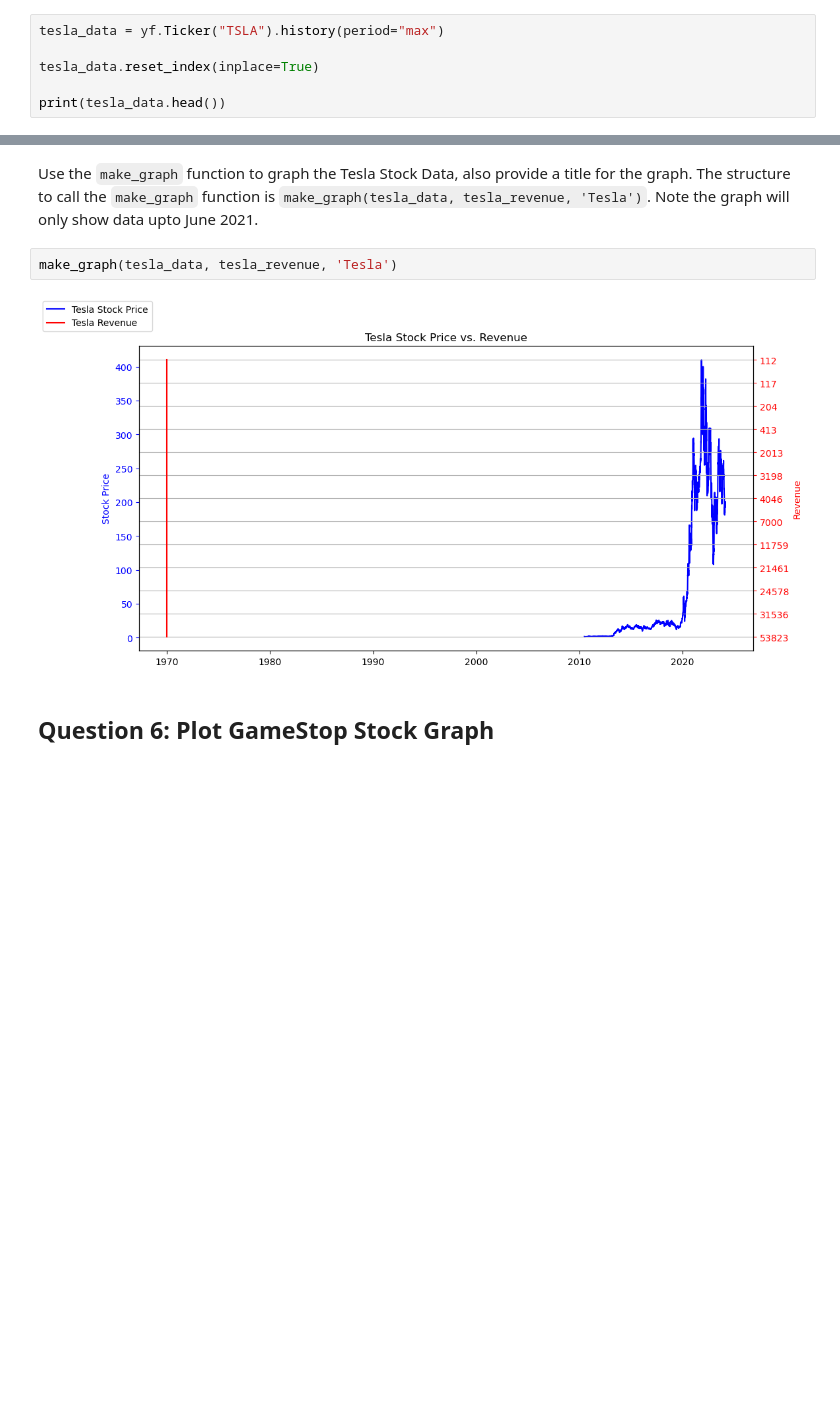
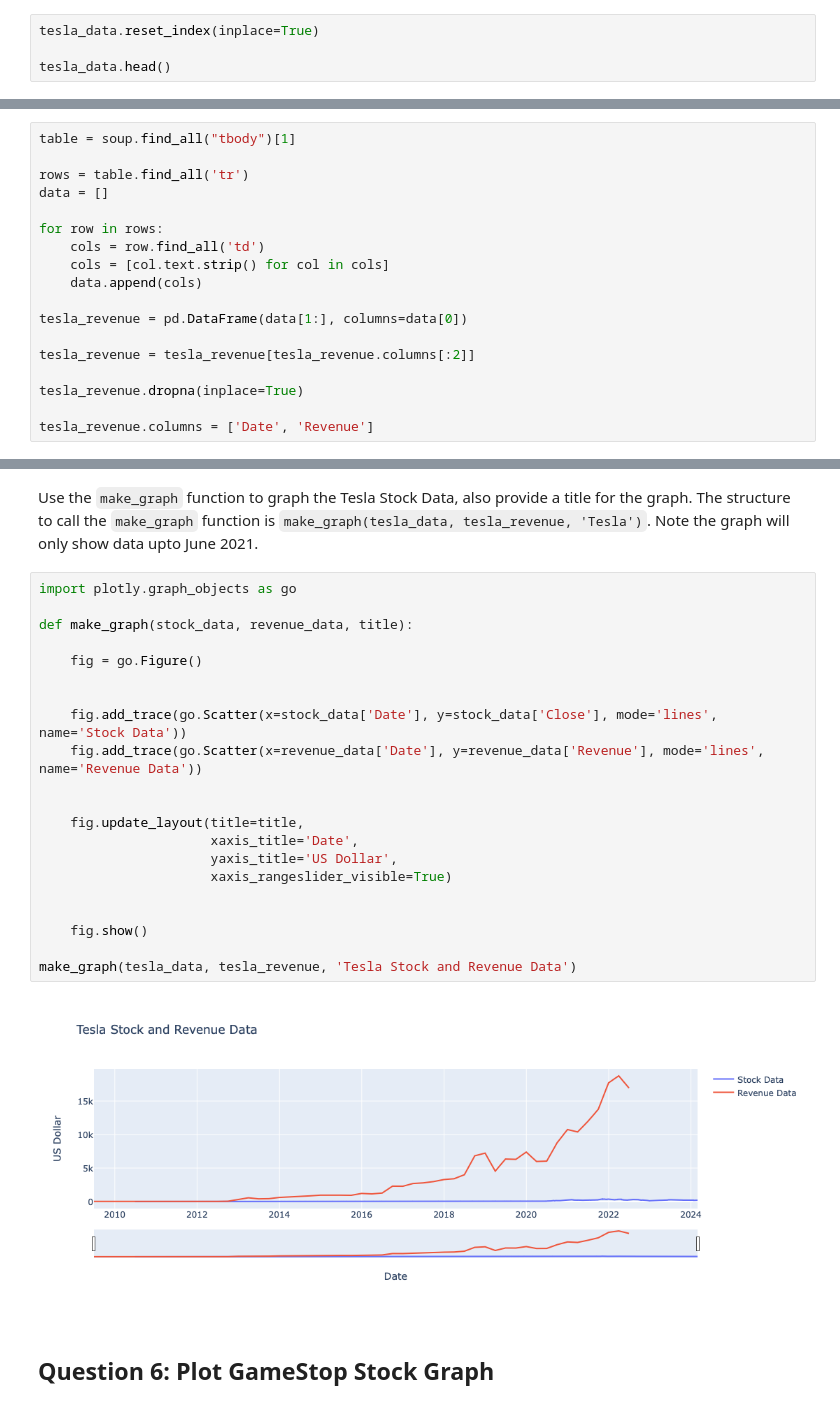
Before and after one commit to LizeOosthuizen/Extracting-and-Visualizing-Stock-Data, a Jupyter notebook: Final Assignment.ipynb, the cells around one changed output, grey strips where cells are left out. Cells and saved outputs as stored; diff of their text form; blank space fills up the shorter version.

```diff
--- a/Final Assignment.ipynb
+++ b/Final Assignment.ipynb
@@ -116,9 +98,7 @@ Date
 # %% [markdown]
 **Reset the index** using the `reset_index(inplace=True)` function on the tesla_data DataFrame and display the first five rows of the `tesla_data` dataframe using the `head` function. Take a screenshot of the results and code from the beginning of Question 1 to the results below.
 # %%
-tesla_data = yf.Ticker("TSLA").history(period="max")
-
 tesla_data.reset_index(inplace=True)
 
-print(tesla_data.head())
+tesla_data.head()
 # %% [output]
@@ -188,3 +145,21 @@ print(tesla_revenue.head())
+# %%
+table = soup.find_all("tbody")[1]
+
+rows = table.find_all('tr')
+data = []
+
+for row in rows:
+    cols = row.find_all('td')
+    cols = [col.text.strip() for col in cols]
+    data.append(cols)
+
+tesla_revenue = pd.DataFrame(data[1:], columns=data[0])
+
+tesla_revenue = tesla_revenue[tesla_revenue.columns[:2]]
+
+tesla_revenue.dropna(inplace=True)
+
+tesla_revenue.columns = ['Date', 'Revenue']
 # %% [markdown]
 Execute the following line to remove the comma and dollar sign from the `Revenue` column.
 # %%
@@ -318,10 +268,29 @@ print(gme_revenue.tail())
 ## Question 5: Plot Tesla Stock Graph
 # %% [markdown]
 Use the `make_graph` function to graph the Tesla Stock Data, also provide a title for the graph. The structure to call the `make_graph` function is `make_graph(tesla_data, tesla_revenue, 'Tesla')`. Note the graph will only show data upto June 2021.
-# %%
-make_graph(tesla_data, tesla_revenue, 'Tesla')
-# %% [output]
-[figure, removed]
+# %%
+import plotly.graph_objects as go
+
+def make_graph(stock_data, revenue_data, title):
+
+    fig = go.Figure()
+
+
+    fig.add_trace(go.Scatter(x=stock_data['Date'], y=stock_data['Close'], mode='lines', name='Stock Data'))
+    fig.add_trace(go.Scatter(x=revenue_data['Date'], y=revenue_data['Revenue'], mode='lines', name='Revenue Data'))
+
+
+    fig.update_layout(title=title,
+                      xaxis_title='Date',
+                      yaxis_title='US Dollar',
+                      xaxis_rangeslider_visible=True)
+
+
+    fig.show()
+
+make_graph(tesla_data, tesla_revenue, 'Tesla Stock and Revenue Data')
+# %% [output]
+[figure, added]
 # %% [markdown]
 ## Question 6: Plot GameStop Stock Graph
 # %% [markdown]
```
Also changed, not shown: parts of 15 cells of this notebook.
